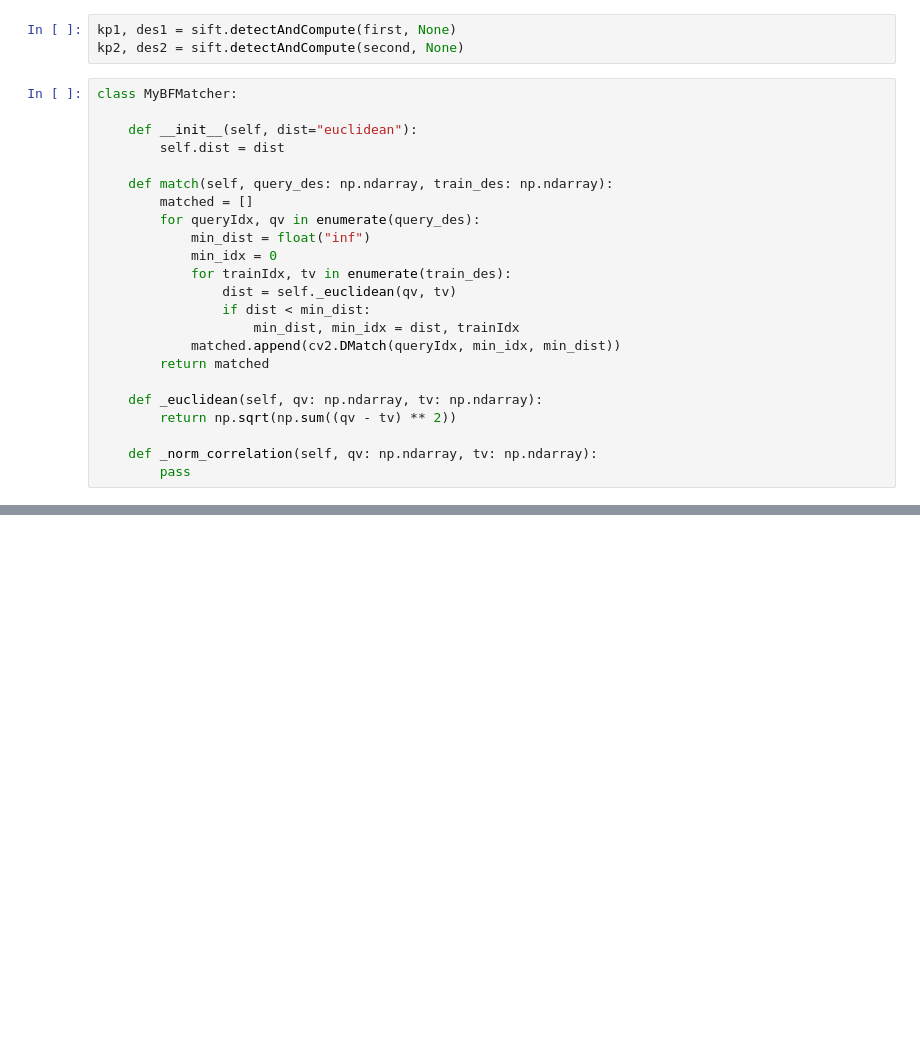
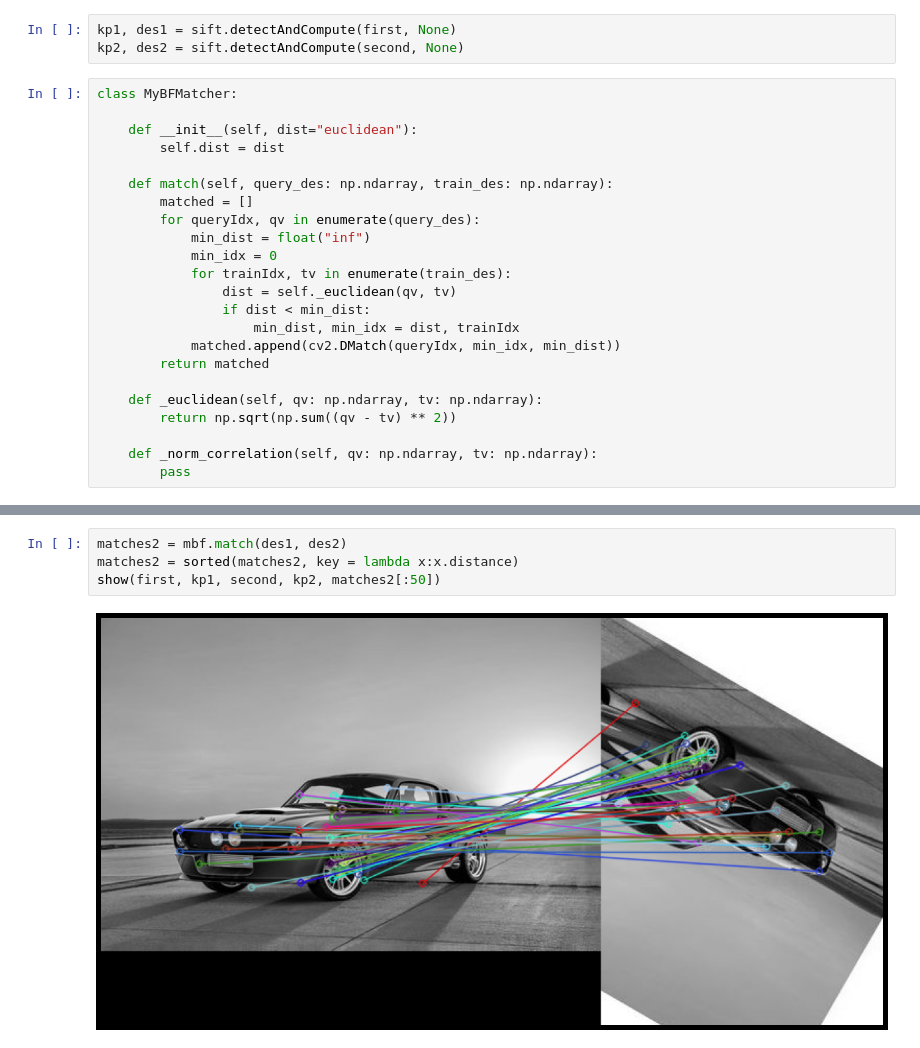
Before and after one commit to Hodackin/cv_labs, a Jupyter notebook: lab2/lab2.ipynb, the cells around one changed output, grey strips where cells are left out. Saved outputs shown, nothing was run; the diff lists cells and outputs as text; blank space fills up the shorter version.

```diff
--- a/lab2/lab2.ipynb
+++ b/lab2/lab2.ipynb
@@ -74,0 +95,6 @@ show(first, kp1, second, kp2, matches2[:50])
+# %%
+matches2 = mbf.match(des1, des2)
+matches2 = sorted(matches2, key = lambda x:x.distance)
+show(first, kp1, second, kp2, matches2[:50])
+# %% [output]
+[figure, added]
```
Also changed, not shown: parts of 13 cells of this notebook, 2 other files.
